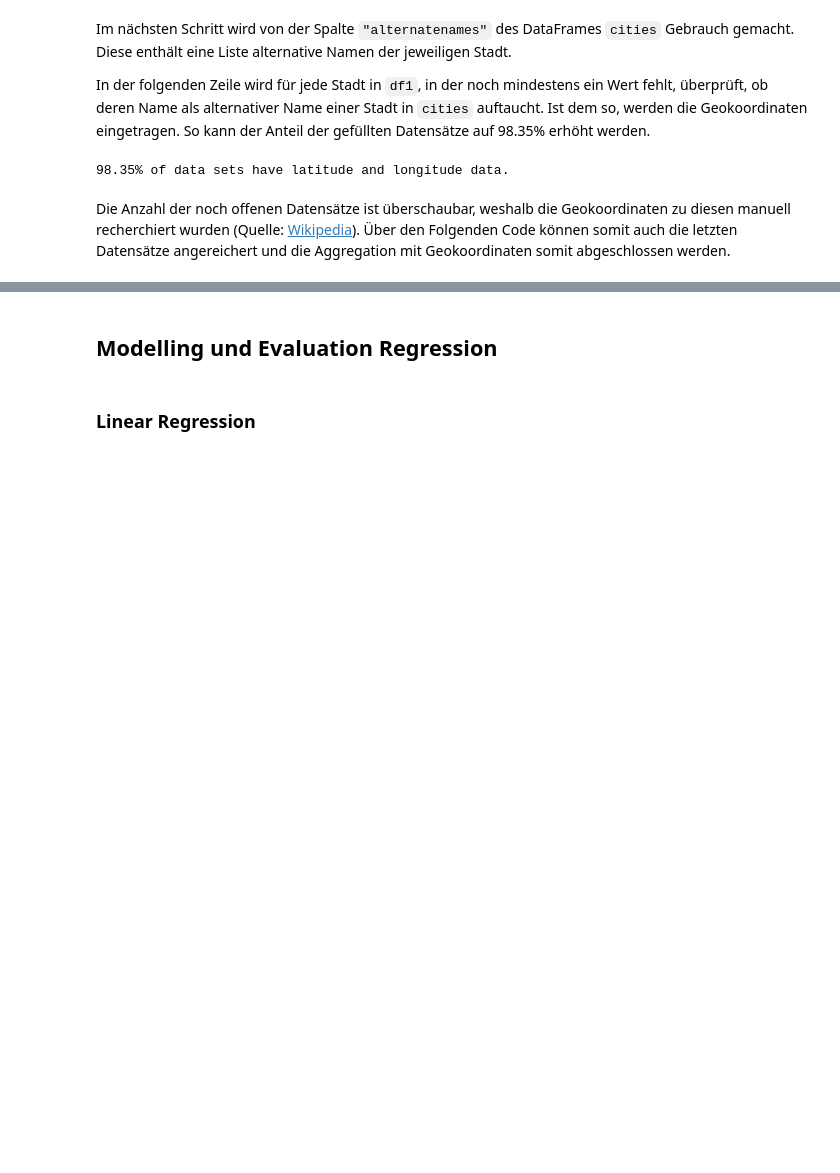
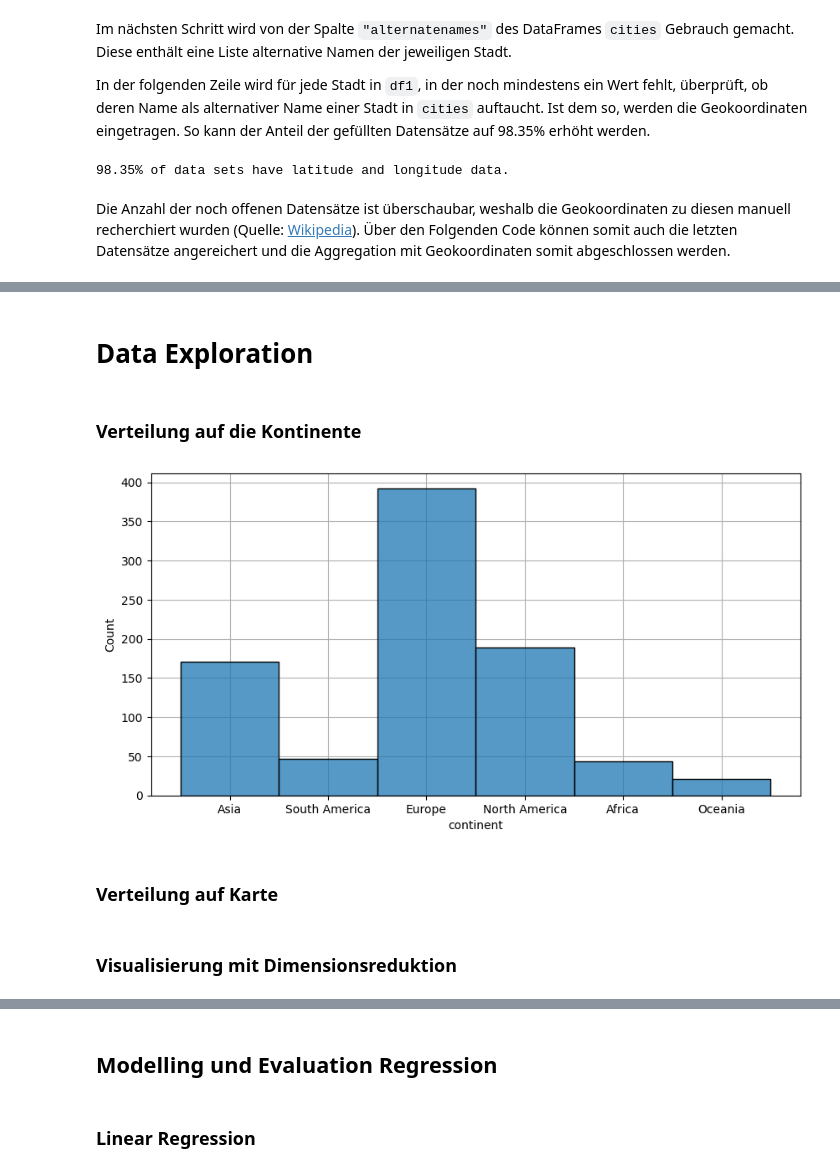
Before and after one commit to GehriJan/data-science-exam, a Jupyter notebook: data_science_exam.ipynb, the cells around one changed output, grey strips where cells are left out. Drawn from its saved outputs; the diff is of its cells as text; code cells hidden in the pictures; blank space fills up the shorter version.

```diff
--- a/data_science_exam.ipynb
+++ b/data_science_exam.ipynb
@@ -460,0 +421,13 @@ NameError: name 'df1' is not defined
+# %% [markdown]
+# Data Exploration
+# %% [markdown]
+### Verteilung auf die Kontinente
+# %%
+fig, ax = plt.subplots(1, 1, figsize=(10,5))
+sns.histplot(df["continent"])
+ax.set_axisbelow(True)
+plt.grid()
+# %% [output]
+[figure, added]
+# %% [markdown]
+### Verteilung auf Karte
@@ -460,0 +451,2 @@ NameError: name 'df1' is not defined
+# %% [markdown]
+### Visualisierung mit Dimensionsreduktion
```
Also changed, not shown: parts of 61 cells of this notebook, 6 other files.
